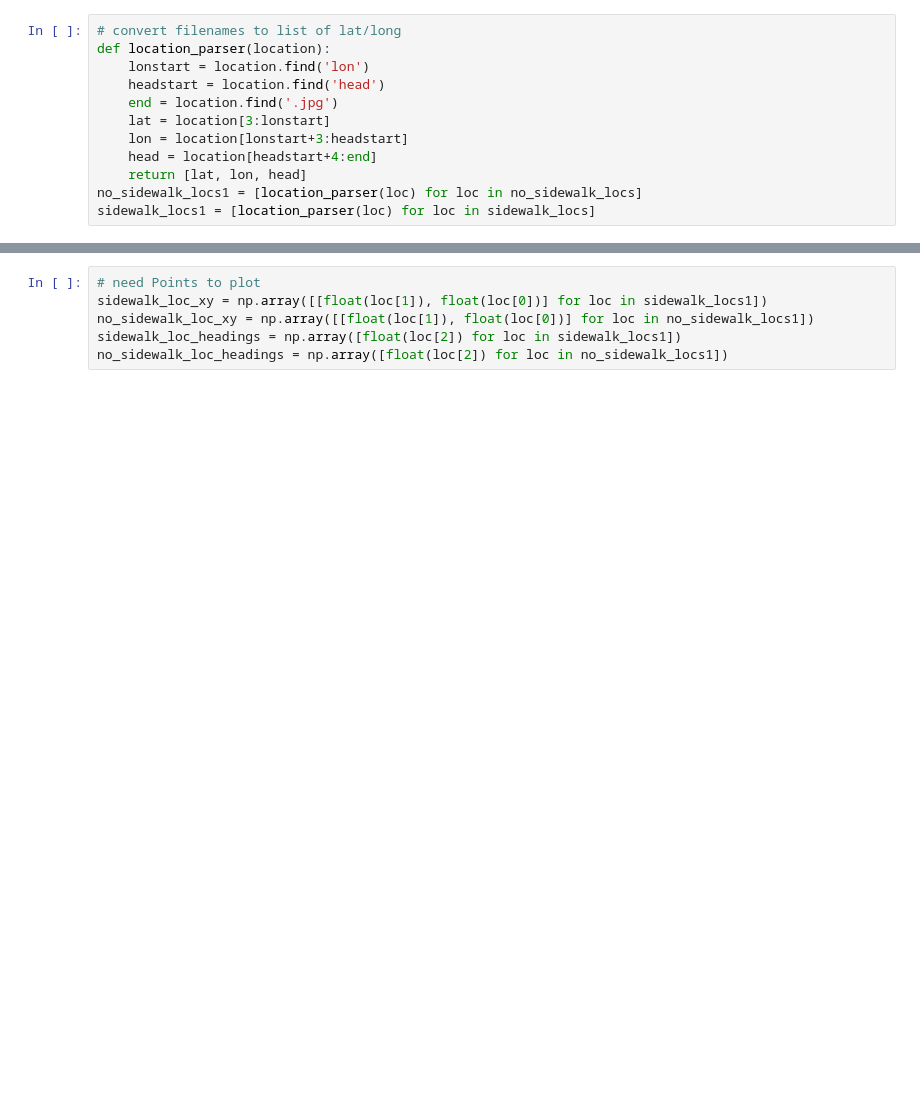
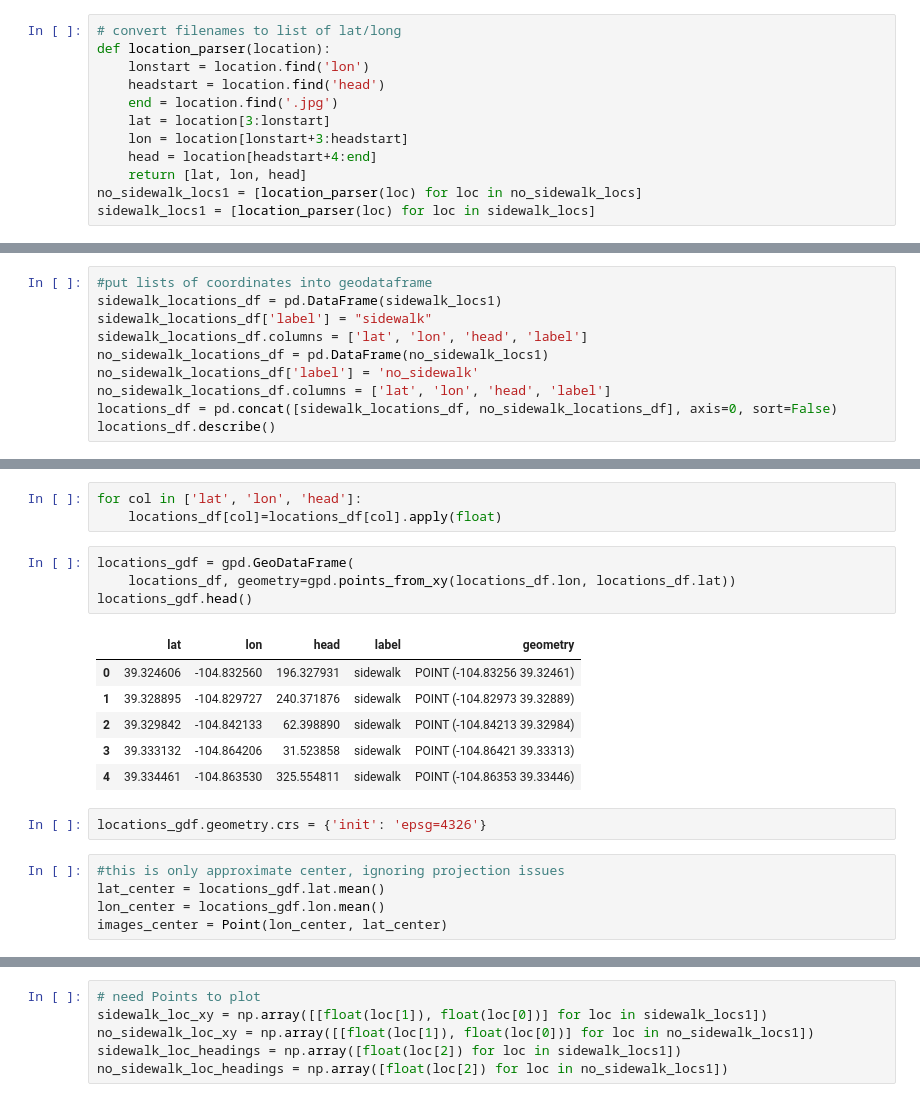
Before and after one commit to chrisoyer/sidewalk_deep-learning, a Jupyter notebook: sidewalks_data_acquisition.ipynb, the cells around one changed output, grey strips where cells are left out. Saved outputs shown, nothing was run; the diff lists cells and outputs as text; blank space fills up the shorter version.

```diff
--- a/sidewalks_data_acquisition.ipynb
+++ b/sidewalks_data_acquisition.ipynb
@@ -540,0 +543,10 @@ sidewalk_locs1 = [location_parser(loc) for loc in sidewalk_locs]
+# %%
+#put lists of coordinates into geodataframe
+sidewalk_locations_df = pd.DataFrame(sidewalk_locs1)
+sidewalk_locations_df['label'] = "sidewalk"
+sidewalk_locations_df.columns = ['lat', 'lon', 'head', 'label']
+no_sidewalk_locations_df = pd.DataFrame(no_sidewalk_locs1)
+no_sidewalk_locations_df['label'] = 'no_sidewalk'
+no_sidewalk_locations_df.columns = ['lat', 'lon', 'head', 'label']
+locations_df = pd.concat([sidewalk_locations_df, no_sidewalk_locations_df], axis=0, sort=False)
+locations_df.describe()
@@ -540,0 +568,21 @@ sidewalk_locs1 = [location_parser(loc) for loc in sidewalk_locs]
+# %%
+for col in ['lat', 'lon', 'head']:
+    locations_df[col]=locations_df[col].apply(float)
+# %%
+locations_gdf = gpd.GeoDataFrame(
+    locations_df, geometry=gpd.points_from_xy(locations_df.lon, locations_df.lat))
+locations_gdf.head()
+# %% [output]
+|  | lat | lon | head | label | geometry |
+| 0 | 39.324606 | -104.832560 | 196.327931 | sidewalk | POINT (-104.83256 39.32461) |
+| 1 | 39.328895 | -104.829727 | 240.371876 | sidewalk | POINT (-104.82973 39.32889) |
+| 2 | 39.329842 | -104.842133 | 62.398890 | sidewalk | POINT (-104.84213 39.32984) |
+| 3 | 39.333132 | -104.864206 | 31.523858 | sidewalk | POINT (-104.86421 39.33313) |
+| 4 | 39.334461 | -104.863530 | 325.554811 | sidewalk | POINT (-104.86353 39.33446) |
+# %%
+locations_gdf.geometry.crs = {'init': 'epsg=4326'}
+# %%
+#this is only approximate center, ignoring projection issues
+lat_center = locations_gdf.lat.mean()
+lon_center = locations_gdf.lon.mean()
+images_center = Point(lon_center, lat_center)
```
Also changed, not shown: parts of 9 cells of this notebook.
